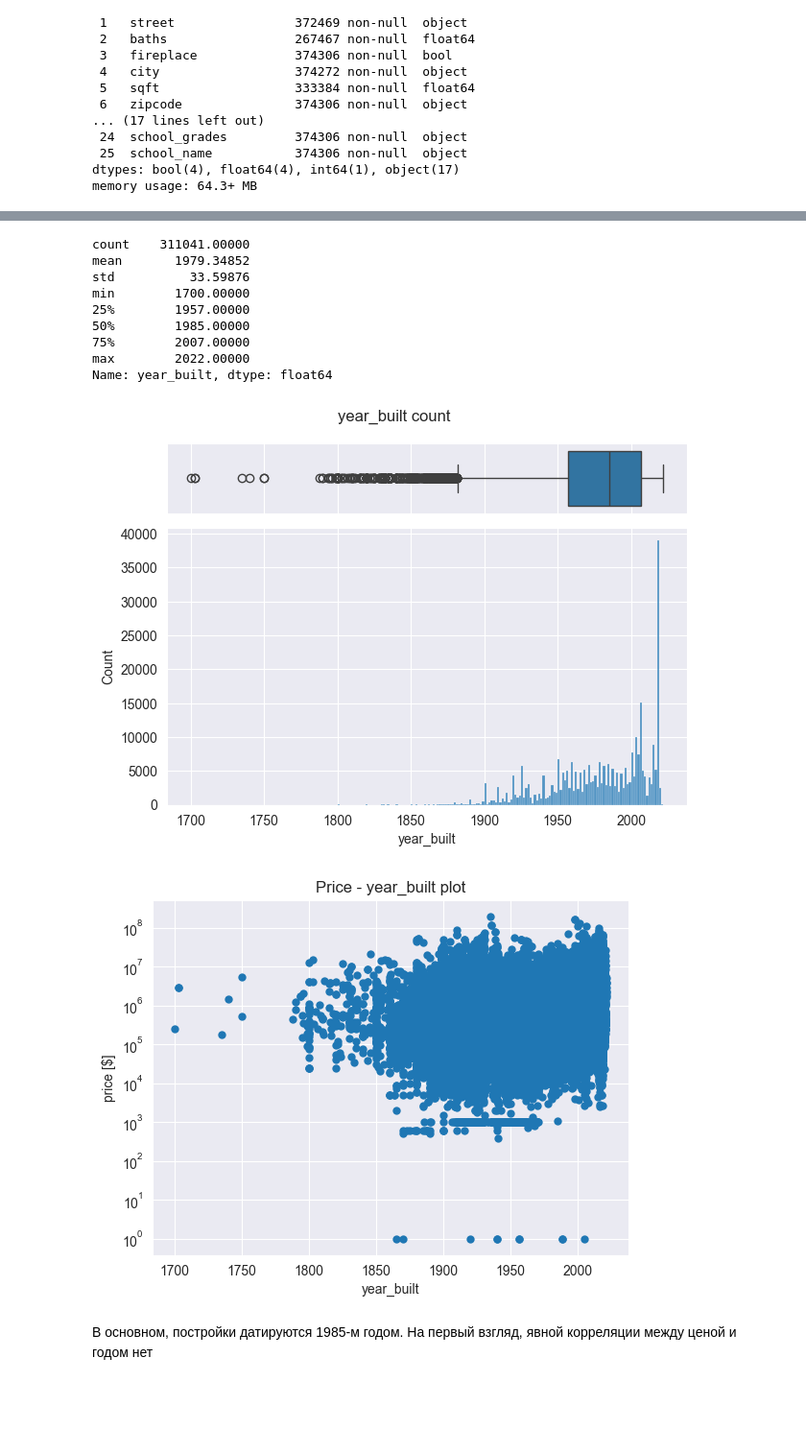
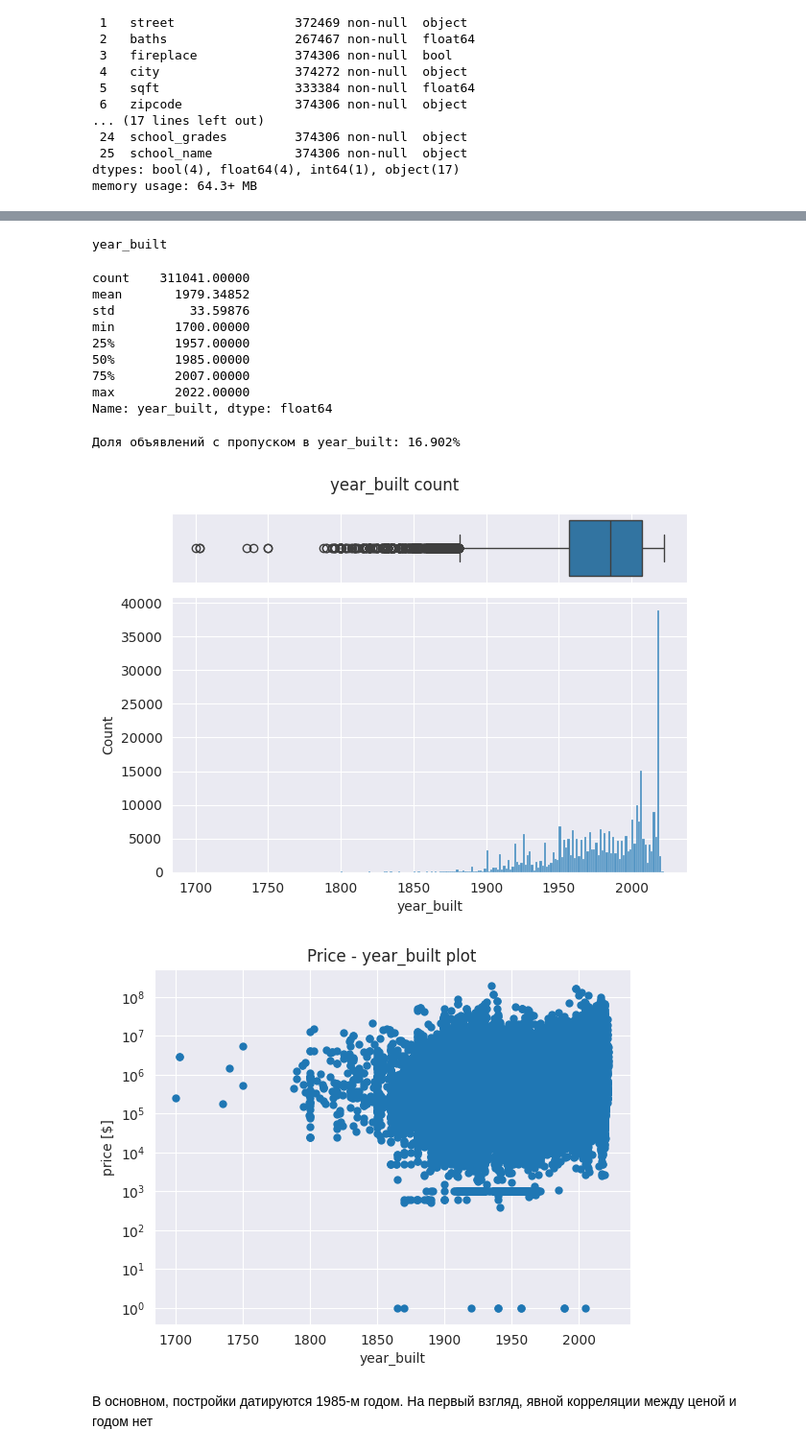
Before and after one commit to mvulf/housing_cost, a Jupyter notebook: notebooks/1.0-mv-data-understanding.ipynb, the cells around one changed output, grey strips where cells are left out. Shown at 96% size. Drawn from its saved outputs; the diff is of its cells as text; code cells hidden in the pictures; blank space fills up the shorter version.

```diff
--- a/notebooks/1.0-mv-data-understanding.ipynb
+++ b/notebooks/1.0-mv-data-understanding.ipynb
@@ -2405,38 +2340,48 @@ memory usage: 64.3+ MB
 # %%
 feature_name = 'year_built'
+df[feature_name] = build_features.get_num_year(df[feature_name])
+visualize.plot_numerical_stats(
+    df=df,
+    feature_names=(feature_name,),
+    logx=False
+)
 
-df[feature_name] = build_features.get_num_year(df[feature_name])
-display(df[feature_name].describe())
+# feature_name = 'year_built'
 
-visualize.plot_box_hist_plot(
-    df,
-    feature_name,
-    log_scale=False,
-    title=f'{feature_name} count',
-);
+# df[feature_name] = build_features.get_num_year(df[feature_name])
+# display(df[feature_name].describe())
 
-visualize.plot_scatter(
-    data=df,
-    x=feature_name,
-    y='target',
-    logx=False,
-    logy=True,
-    y_label='price [$]',
-    title=f'Price - {feature_name} plot',
-    linewidth=0,
-);
+# visualize.plot_box_hist_plot(
+#     df,
+#     feature_name,
+#     log_scale=False,
+#     title=f'{feature_name} count',
+# );
+
+# visualize.plot_scatter(
+#     data=df,
+#     x=feature_name,
+#     y='target',
+#     logx=False,
+#     logy=True,
+#     y_label='price [$]',
+#     title=f'Price - {feature_name} plot',
+#     linewidth=0,
+# );
 # %% [output]
-count    311041.00000
-mean       1979.34852
-std          33.59876
-min        1700.00000
-25%        1957.00000
-50%        1985.00000
-75%        2007.00000
-max        2022.00000
-Name: year_built, dtype: float64
+year_built
+count    311041.00000
+mean       1979.34852
+std          33.59876
+min        1700.00000
+25%        1957.00000
+50%        1985.00000
+75%        2007.00000
+max        2022.00000
+Name: year_built, dtype: float64
+Доля объявлений с пропуском в year_built: 16.902%
-[figure, old version]
+[figure, new version]
-[figure, old version]
+[figure, new version]
 # %% [markdown]
 В основном, постройки датируются 1985-м годом.
 На первый взгляд, явной корреляции между ценой и годом нет
```
Also changed, not shown: parts of 20 cells of this notebook, 8 other files.
